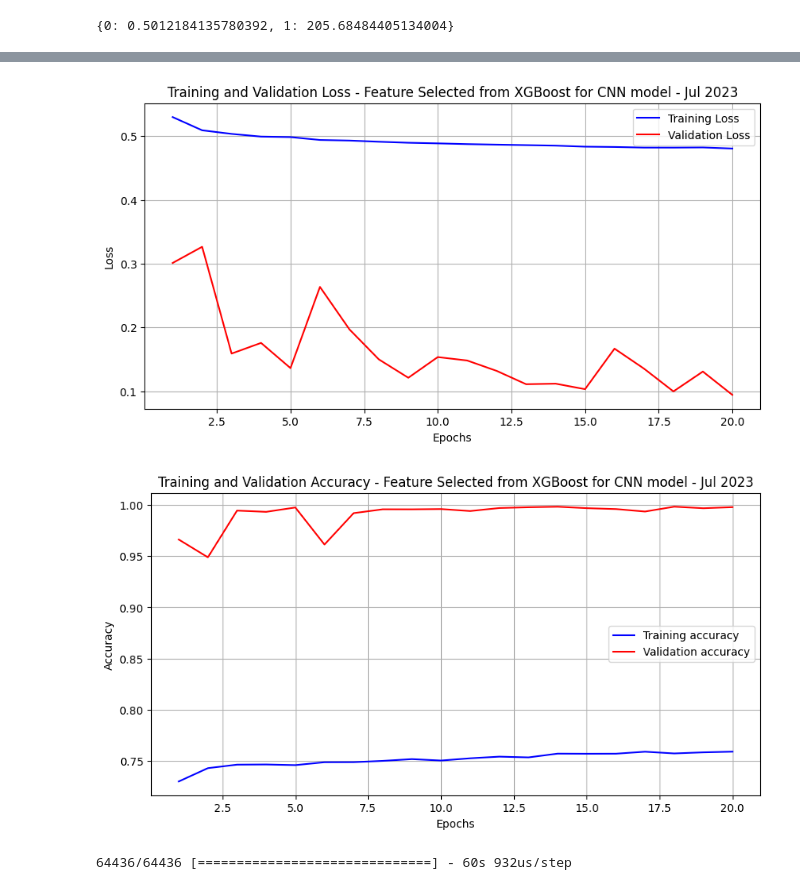
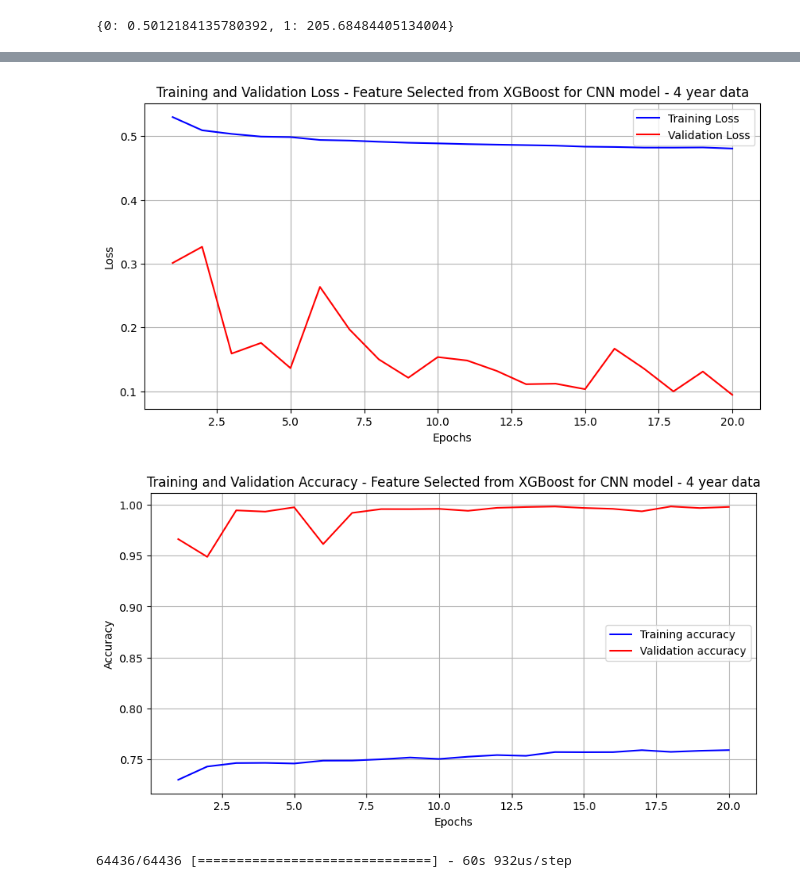
Before and after one commit to neilsensarma/WiFOP, a Jupyter notebook: models/xgboost_cnn.ipynb, the cells around one changed output, grey strips where cells are left out. Drawn from its saved outputs; the diff is of its cells as text; code cells hidden in the pictures.

Commit message:
XGBoost CNN model

```diff
--- a/models/xgboost_cnn.ipynb
+++ b/models/xgboost_cnn.ipynb
@@ -208,26 +208,26 @@ epochs = range(1, len(history.history['loss']) + 1)
 plt.figure(figsize=(10, 5))
 plt.plot(epochs, history.history['loss'], 'b', label='Training Loss')
 plt.plot(epochs, history.history['val_loss'], 'r', label='Validation Loss')
-plt.title('Training and Validation Loss - Feature Selected from XGBoost for CNN model - Jul 2023')
+plt.title('Training and Validation Loss - Feature Selected from XGBoost for CNN model - 4 year data')
 plt.xlabel('Epochs')
 plt.ylabel('Loss')
 plt.legend()
 plt.grid(True)
 plt.show()
 # %% [output]
-[figure, old version]
+[figure, new version]
 # %%
 plt.figure(figsize=(10, 5))
 plt.plot(epochs, history.history['accuracy'], 'b', label='Training accuracy')
 plt.plot(epochs, history.history['val_accuracy'], 'r', label='Validation accuracy')
-plt.title('Training and Validation Accuracy - Feature Selected from XGBoost for CNN model - Jul 2023')
+plt.title('Training and Validation Accuracy - Feature Selected from XGBoost for CNN model - 4 year data')
 plt.xlabel('Epochs')
 plt.ylabel('Accuracy')
 plt.legend()
 plt.grid(True)
 plt.show()
 # %% [output]
-[figure, old version]
+[figure, new version]
 # %%
 predictions = model.predict(X_test_cnn)
 y_pred = np.argmax(predictions, axis=1)
```
